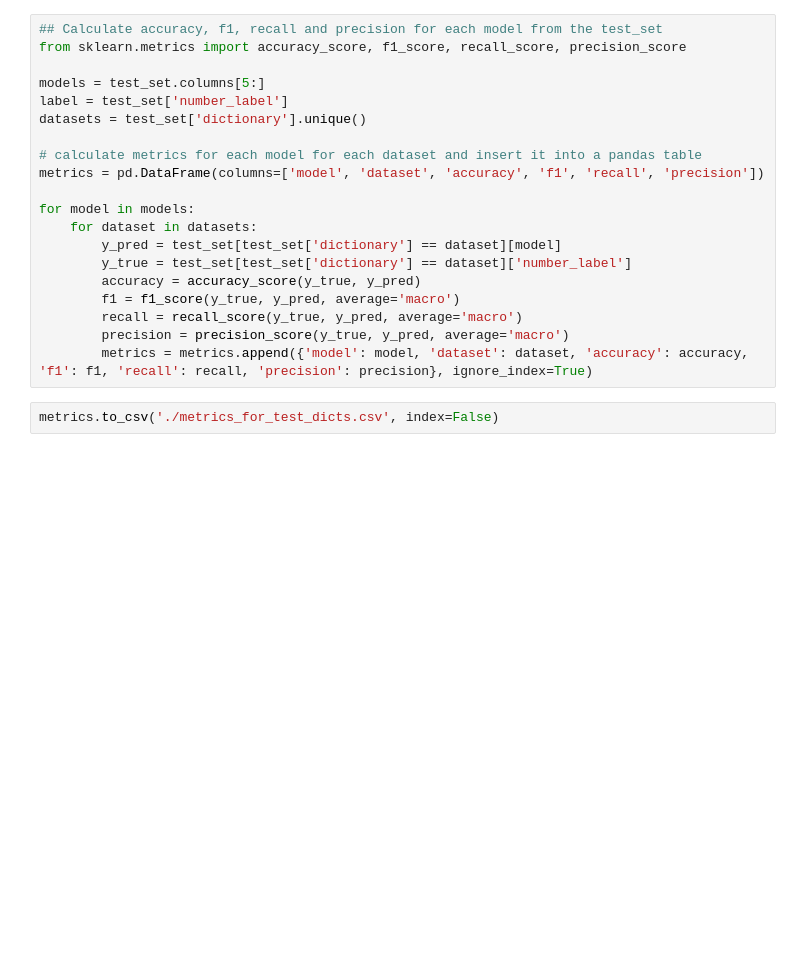
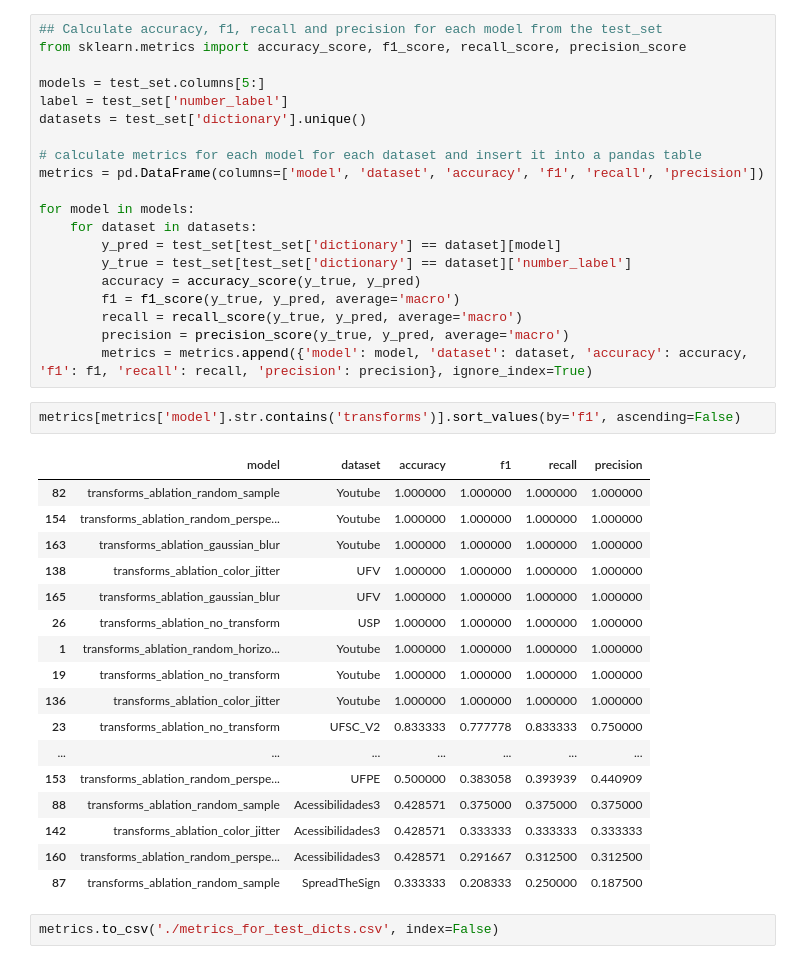
Before and after one commit to Malta-Lab/ISLR_LIBRAS, a Jupyter notebook: results/results.ipynb, the cells around one changed output. Cells and saved outputs as stored; diff of their text form; blank space fills up the shorter version.

```diff
--- a/results/results.ipynb
+++ b/results/results.ipynb
@@ -85,5 +65,25 @@ for model in models:
         recall = recall_score(y_true, y_pred, average='macro')
         precision = precision_score(y_true, y_pred, average='macro')
         metrics = metrics.append({'model': model, 'dataset': dataset, 'accuracy': accuracy, 'f1': f1, 'recall': recall, 'precision': precision}, ignore_index=True)
+# %%
+metrics[metrics['model'].str.contains('transforms')].sort_values(by='f1', ascending=False)
+# %% [output]
+|  | model | dataset | accuracy | f1 | recall | precision |
+| 82 | transforms_ablation_random_sample | Youtube | 1.000000 | 1.000000 | 1.000000 | 1.000000 |
+| 154 | transforms_ablation_random_perspe... | Youtube | 1.000000 | 1.000000 | 1.000000 | 1.000000 |
+| 163 | transforms_ablation_gaussian_blur | Youtube | 1.000000 | 1.000000 | 1.000000 | 1.000000 |
+| 138 | transforms_ablation_color_jitter | UFV | 1.000000 | 1.000000 | 1.000000 | 1.000000 |
+| 165 | transforms_ablation_gaussian_blur | UFV | 1.000000 | 1.000000 | 1.000000 | 1.000000 |
+| 26 | transforms_ablation_no_transform | USP | 1.000000 | 1.000000 | 1.000000 | 1.000000 |
+| 1 | transforms_ablation_random_horizo... | Youtube | 1.000000 | 1.000000 | 1.000000 | 1.000000 |
+| 19 | transforms_ablation_no_transform | Youtube | 1.000000 | 1.000000 | 1.000000 | 1.000000 |
+| 136 | transforms_ablation_color_jitter | Youtube | 1.000000 | 1.000000 | 1.000000 | 1.000000 |
+| 23 | transforms_ablation_no_transform | UFSC_V2 | 0.833333 | 0.777778 | 0.833333 | 0.750000 |
+| ... | ... | ... | ... | ... | ... | ... |
+| 153 | transforms_ablation_random_perspe... | UFPE | 0.500000 | 0.383058 | 0.393939 | 0.440909 |
+| 88 | transforms_ablation_random_sample | Acessibilidades3 | 0.428571 | 0.375000 | 0.375000 | 0.375000 |
+| 142 | transforms_ablation_color_jitter | Acessibilidades3 | 0.428571 | 0.333333 | 0.333333 | 0.333333 |
+| 160 | transforms_ablation_random_perspe... | Acessibilidades3 | 0.428571 | 0.291667 | 0.312500 | 0.312500 |
+| 87 | transforms_ablation_random_sample | SpreadTheSign | 0.333333 | 0.208333 | 0.250000 | 0.187500 |
 # %%
 metrics.to_csv('./metrics_for_test_dicts.csv', index=False)
```
Also changed, not shown: parts of 5 cells of this notebook, 28 other files.
